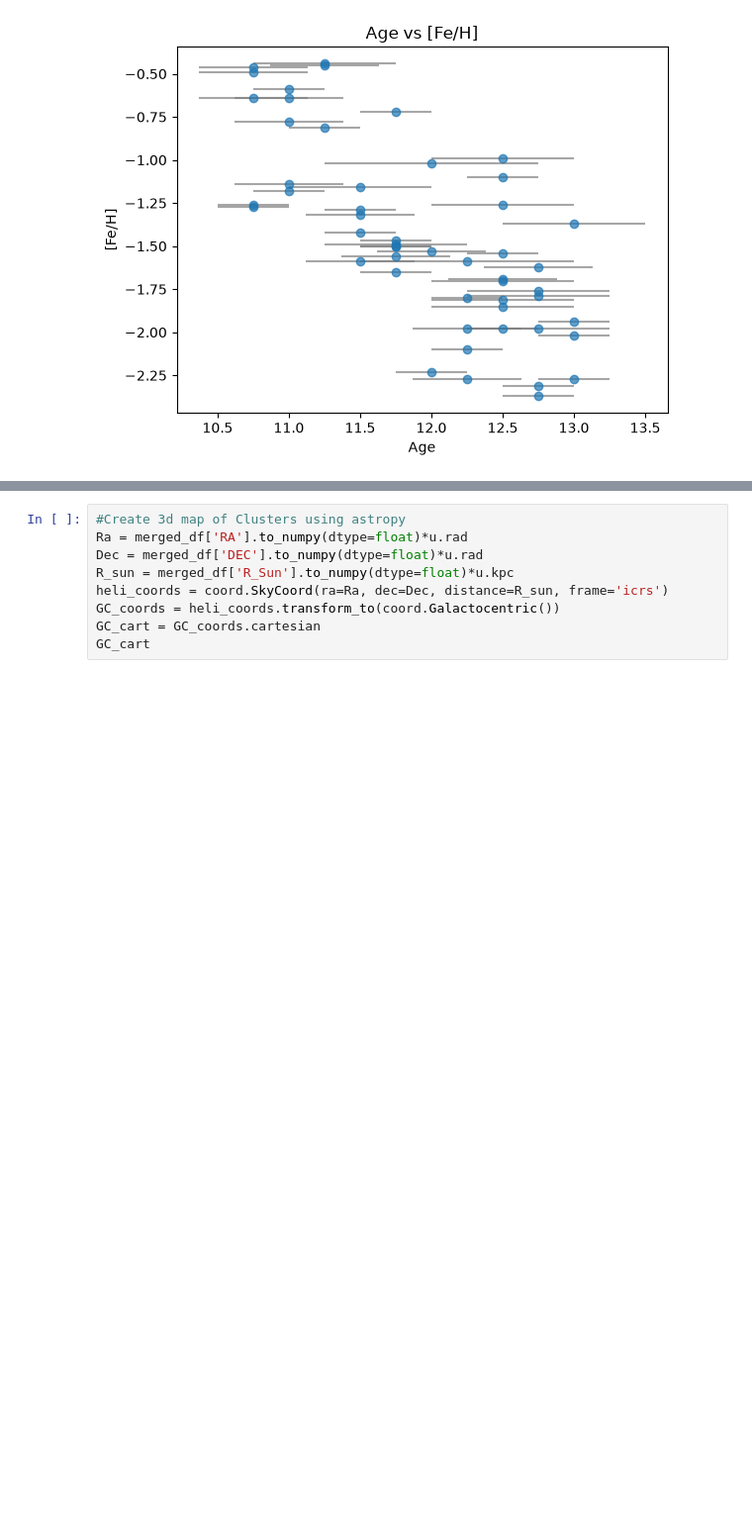
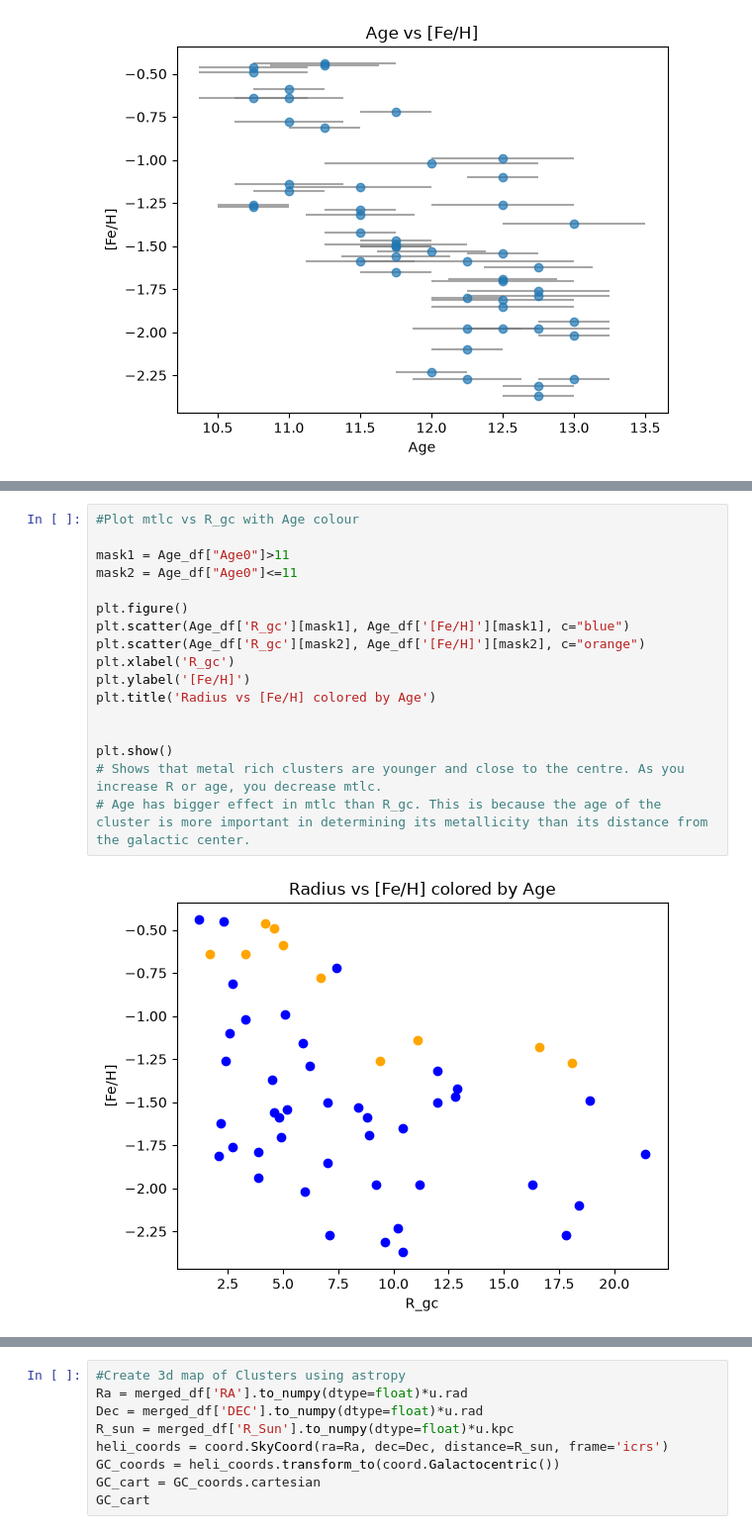
Before and after one commit to eddikebrygger/PHYS3116---Project, a Jupyter notebook: Ben_Tests.ipynb, the cells around one changed output, grey strips where cells are left out. Shown at 99% size. Drawn from its saved outputs; the diff is of its cells as text; blank space fills up the shorter version.

```diff
--- a/Ben_Tests.ipynb
+++ b/Ben_Tests.ipynb
@@ -134,0 +175,19 @@ plt.show()
+# %%
+#Plot mtlc vs R_gc with Age colour
+
+mask1 = Age_df["Age0"]>11
+mask2 = Age_df["Age0"]<=11
+
+plt.figure()
+plt.scatter(Age_df['R_gc'][mask1], Age_df['[Fe/H]'][mask1], c="blue")
+plt.scatter(Age_df['R_gc'][mask2], Age_df['[Fe/H]'][mask2], c="orange")
+plt.xlabel('R_gc')
+plt.ylabel('[Fe/H]')
+plt.title('Radius vs [Fe/H] colored by Age')
+
+
+plt.show()
+# Shows that metal rich clusters are younger and close to the centre. As you increase R or age, you decrease mtlc.
+# Age has bigger effect in mtlc than R_gc. This is because the age of the cluster is more important in determining its metallicity than its distance from the galactic center.
+# %% [output]
+[figure, added]
```
Also changed, not shown: parts of 8 cells of this notebook, 3 other files.
